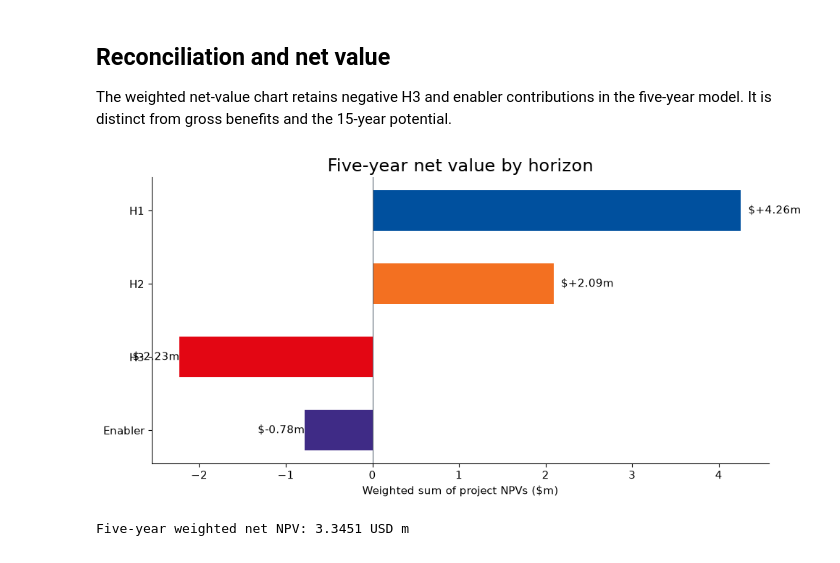
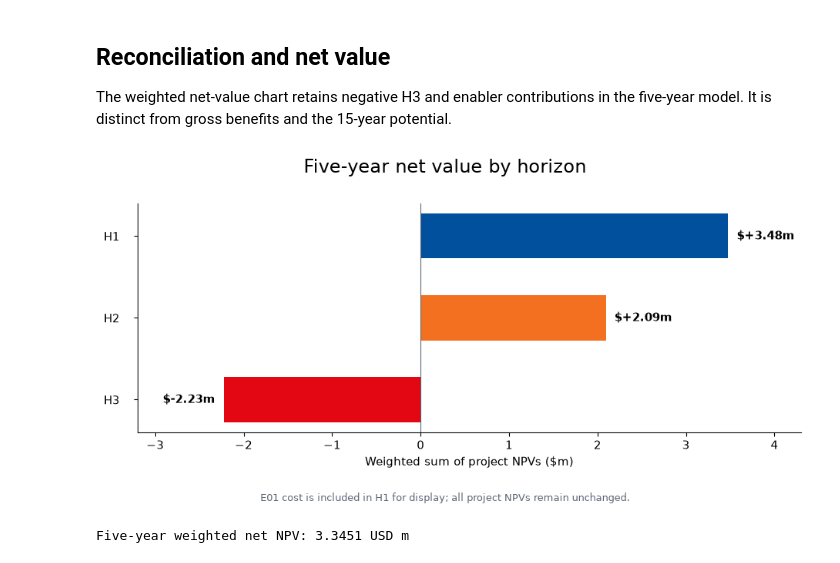
Before and after one commit to Xenodion/ai-transformations-navy, a Jupyter notebook: work/projects/portfolio_charts.ipynb, the cells around one changed output. Cells and saved outputs as stored; diff of their text form; code cells hidden in the pictures.

```diff
--- a/work/projects/portfolio_charts.ipynb
+++ b/work/projects/portfolio_charts.ipynb
@@ -285,26 +319,40 @@ The weighted net-value chart retains negative H3 and enabler contributions in th
 # %%
 net=defaultdict(float)
 for r in records:
     net[r['horizon']]+=sum(weights[j]*r['npvs'][s] for j,s in enumerate(('Downside','Base','Upside')))
 assert abs(sum(net.values())-summary['B18'].value)<1e-8
-fig,ax=plt.subplots(figsize=(10,5))
-for i,h in enumerate(groups):
-    ax.barh(i,net[h],color=palette[h],height=.55);ax.text(net[h],i,f'  ${net[h]:+.2f}m',va='center',ha='left' if net[h]>=0 else 'right')
-ax.axvline(0,color='#5B6673',lw=.8);ax.set(yticks=range(4),yticklabels=groups,xlabel='Weighted sum of project NPVs ($m)',title='Five-year net value by horizon');ax.invert_yaxis()
-fig.tight_layout();export(fig,'notebook_net_contributions')
+# Presentation view combines the cost-only enabler with H1.
+net_display={'H1':net['H1']+net['Enabler'],'H2':net['H2'],'H3':net['H3']}
+fig,ax=plt.subplots(figsize=(10.5,4.8))
+for i,h in enumerate(('H1','H2','H3')):
+    value=net_display[h]
+    ax.barh(i,value,color=palette[h],height=.55)
+    ax.annotate(f'${value:+.2f}m',(value,i),xytext=(8 if value>=0 else -8,0),
+                textcoords='offset points',va='center',
+                ha='left' if value>=0 else 'right',fontsize=11,fontweight='bold')
+ax.axvline(0,color='#5B6673',lw=.8)
+ax.set(xlim=(-3.2,4.3),yticks=range(3),yticklabels=('H1','H2','H3'),
+       xlabel='Weighted sum of project NPVs ($m)')
+ax.tick_params(axis='y',pad=13)
+ax.invert_yaxis()
+fig.suptitle('Five-year net value by horizon',fontsize=17,y=.97)
+fig.text(.5,.045,'E01 cost is included in H1 for display; all project NPVs remain unchanged.',
+         ha='center',fontsize=9,color='#5B6673')
+fig.subplots_adjust(top=.85,bottom=.23,left=.12,right=.94)
+export(fig,'notebook_net_contributions')
 result={'weights':weights,'capital':dict(mix_cap),'gross_5y':dict(mix_5),
         'gross_15y_illustrative':dict(mix_15),'net_5y_weighted_npv':dict(net),'net_15y_illustrative':dict(mix_net15),
         'long_term_assumptions':LONG_TERM,'long_term_gross_benefits_by_project_and_year':long_term_by_project,
         'long_term_net_cash_y6_y15':long_term_net_cash,'long_term_npv_by_project':long_term_npv_by_project,
         'project_plot_inputs':[{k:r[k] for k in ('id','horizon','investment','maturity_year','mature_gross')} for r in records]}
 (out/'notebook_chart_data.json').write_text(json.dumps(result,indent=2),encoding='utf-8')
 with (out/'notebook_longterm_cashflows.csv').open('w',newline='',encoding='utf-8-sig') as f:
     writer=csv.writer(f)
     writer.writerow(['Project','Horizon','Hurdle','Weighted NPV Y0–Y5',*[f'Expected net cash Y{y}' for y in range(6,LONG_TERM['window_years']+1)],'15-year illustrative NPV'])
     for r in records:
         initial=sum(weights[j]*r['npvs'][s] for j,s in enumerate(('Downside','Base','Upside')))
         writer.writerow([r['id'],r['horizon'],r['hurdle'],initial,*long_term_net_cash[r['id']],long_term_npv_by_project[r['id']]])
 print('Five-year weighted net NPV:',round(sum(net.values()),4),'USD m')
 # %% [output]
-[figure, old version]
+[figure, new version]
 Five-year weighted net NPV: 3.3451 USD m
```
Also changed, not shown: parts of 3 cells of this notebook, 7 other files.
